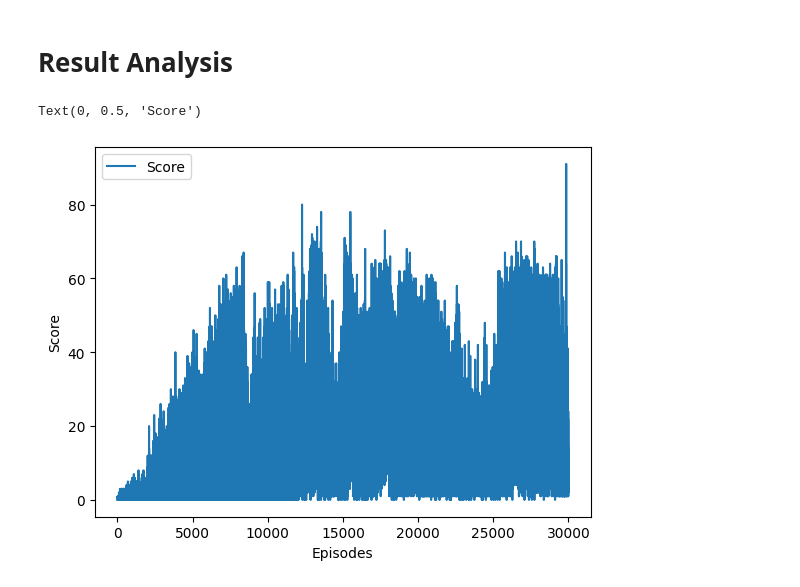
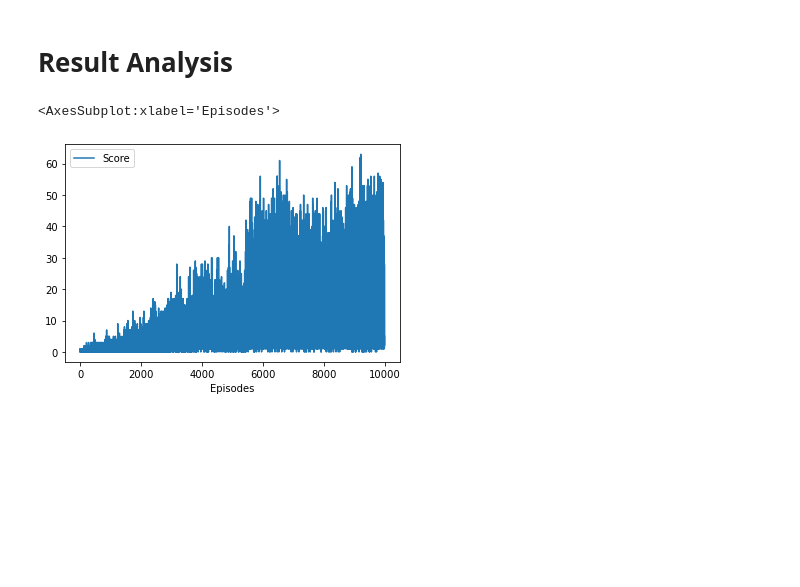
Before and after one commit to chitlchow/inm707-deep-reinforcement-learning-project, a Jupyter notebook: result-analysis.ipynb, the cells around one changed output. Cells and saved outputs as stored; diff of their text form; code cells hidden in the pictures; blank space fills up the shorter version.

```diff
--- a/result-analysis.ipynb
+++ b/result-analysis.ipynb
@@ -3,13 +3,13 @@
 # %%
 import pandas as pd
 import matplotlib.pyplot as plt
-training_data = pd.read_csv('result-dataset/training_history-(0.01, 0.95, 0.9992).csv')
+training_data = pd.read_csv('training_history.csv')
+training_data.drop(columns='Unnamed: 0', inplace=True)
 # %%
 training_data.plot(x='Episodes', y=['Score'], kind='line')
-plt.ylabel('Score')
 # %% [output]
-Text(0, 0.5, 'Score')
+<AxesSubplot:xlabel='Episodes'>
-[figure, old version]
+[figure, new version]
 # %%
 training_data.plot(x='Episodes', y='Epsilon')
 # %% [output]
```
Also changed, not shown: parts of 12 cells of this notebook, 4 other files.
